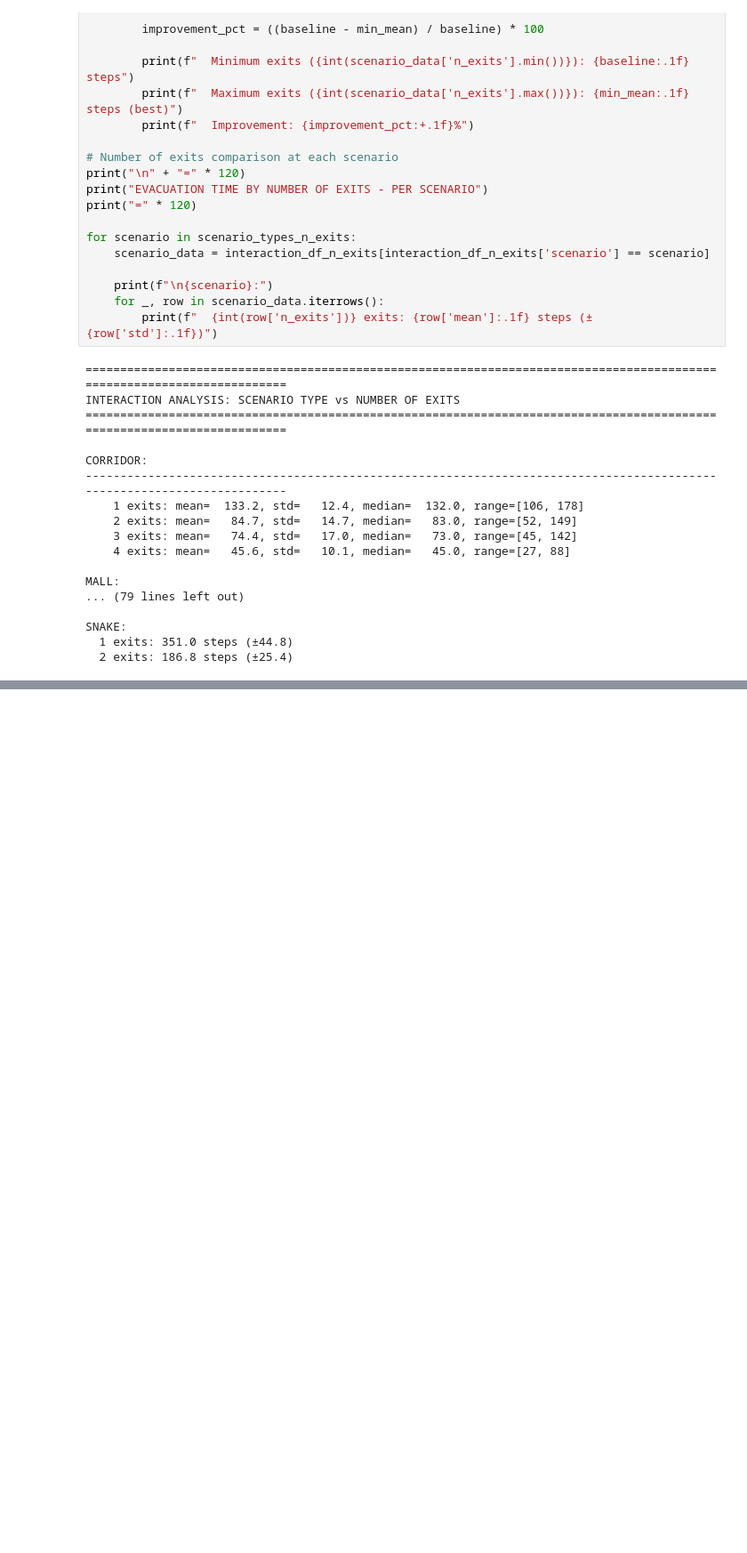
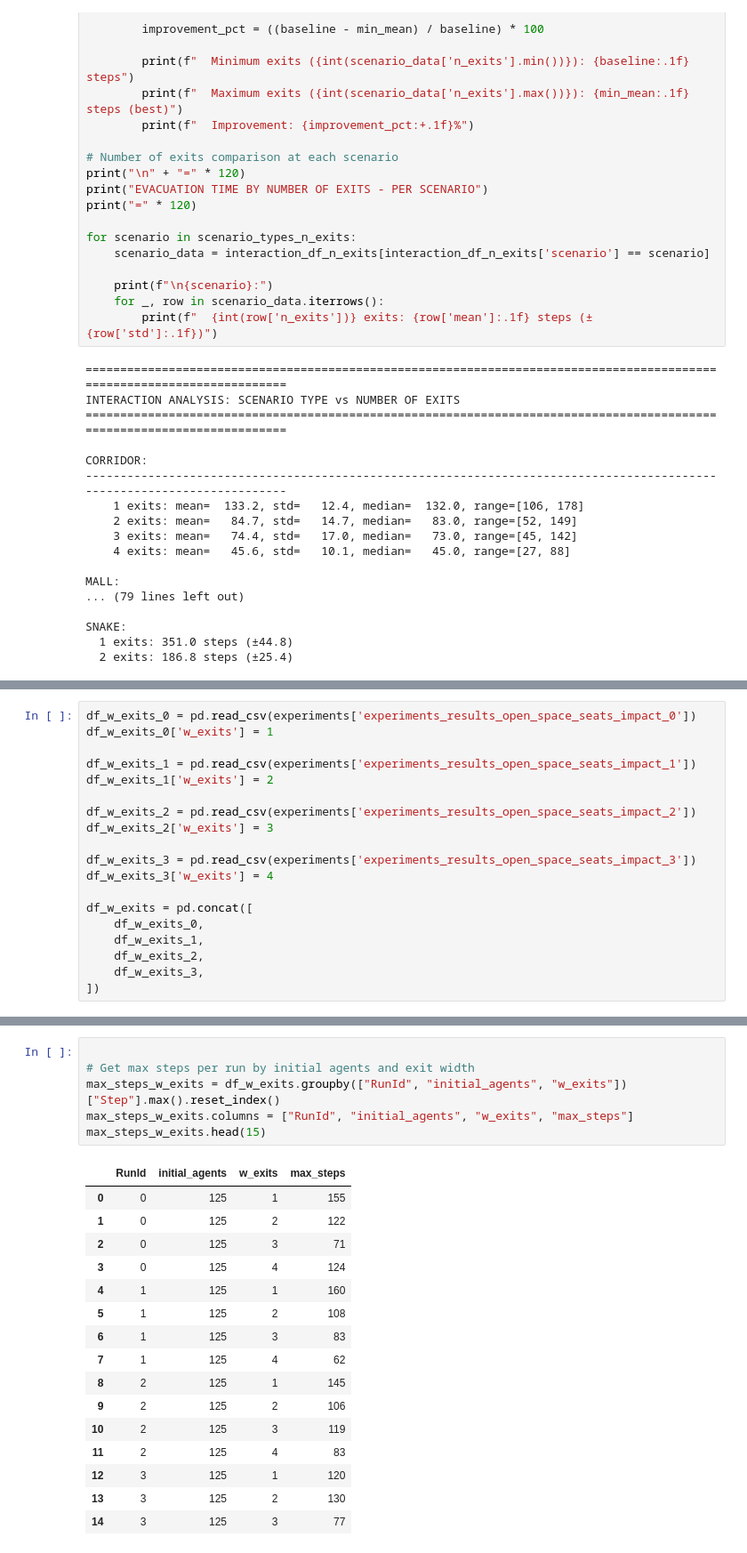
Before and after one commit to MiquelGomezCorral/SMA-MultiAgent-Based-Crowd-Simulation, a Jupyter notebook: notebooks/experiments_results.ipynb, the cells around one changed output, grey strips where cells are left out. Shown at 89% size. Saved outputs shown, nothing was run; the diff lists cells and outputs as text; blank space fills up the shorter version.

```diff
--- a/notebooks/experiments_results.ipynb
+++ b/notebooks/experiments_results.ipynb
@@ -1542,0 +1543,19 @@ SNAKE:
+# %%
+df_w_exits_0 = pd.read_csv(experiments['experiments_results_open_space_seats_impact_0'])
+df_w_exits_0['w_exits'] = 1
+
+df_w_exits_1 = pd.read_csv(experiments['experiments_results_open_space_seats_impact_1'])
+df_w_exits_1['w_exits'] = 2
+
+df_w_exits_2 = pd.read_csv(experiments['experiments_results_open_space_seats_impact_2'])
+df_w_exits_2['w_exits'] = 3
+
+df_w_exits_3 = pd.read_csv(experiments['experiments_results_open_space_seats_impact_3'])
+df_w_exits_3['w_exits'] = 4
+
+df_w_exits = pd.concat([
+    df_w_exits_0,
+    df_w_exits_1,
+    df_w_exits_2,
+    df_w_exits_3,
+])
@@ -1542,0 +1580,23 @@ SNAKE:
+# %%
+
+# Get max steps per run by initial agents and exit width
+max_steps_w_exits = df_w_exits.groupby(["RunId", "initial_agents", "w_exits"])["Step"].max().reset_index()
+max_steps_w_exits.columns = ["RunId", "initial_agents", "w_exits", "max_steps"]
+max_steps_w_exits.head(15)
+# %% [output]
+|  | RunId | initial_agents | w_exits | max_steps |
+| 0 | 0 | 125 | 1 | 155 |
+| 1 | 0 | 125 | 2 | 122 |
+| 2 | 0 | 125 | 3 | 71 |
+| 3 | 0 | 125 | 4 | 124 |
+| 4 | 1 | 125 | 1 | 160 |
+| 5 | 1 | 125 | 2 | 108 |
+| 6 | 1 | 125 | 3 | 83 |
+| 7 | 1 | 125 | 4 | 62 |
+| 8 | 2 | 125 | 1 | 145 |
+| 9 | 2 | 125 | 2 | 106 |
+| 10 | 2 | 125 | 3 | 119 |
+| 11 | 2 | 125 | 4 | 83 |
+| 12 | 3 | 125 | 1 | 120 |
+| 13 | 3 | 125 | 2 | 130 |
+| 14 | 3 | 125 | 3 | 77 |
```
Also changed, not shown: parts of 7 cells of this notebook, 3 other files.
